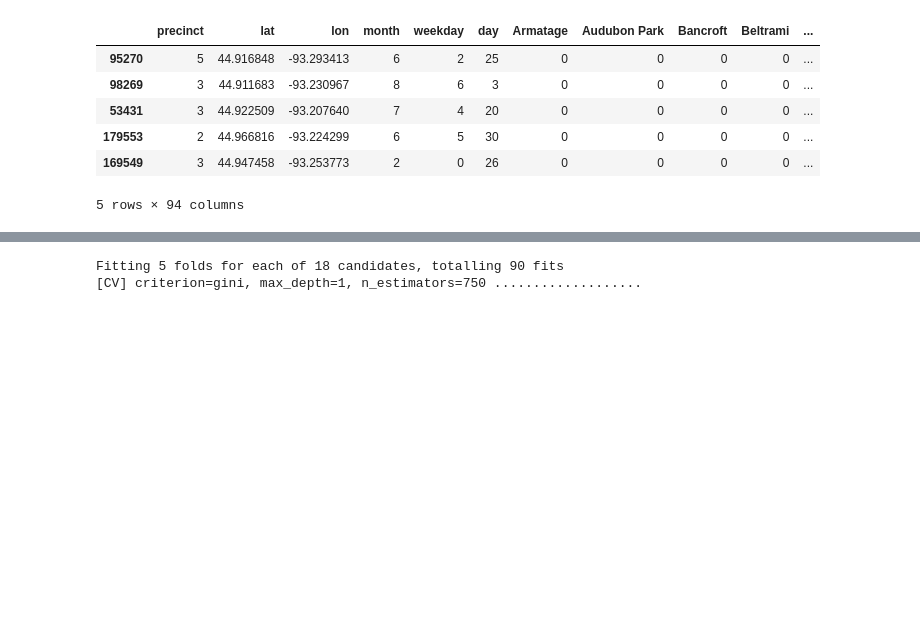
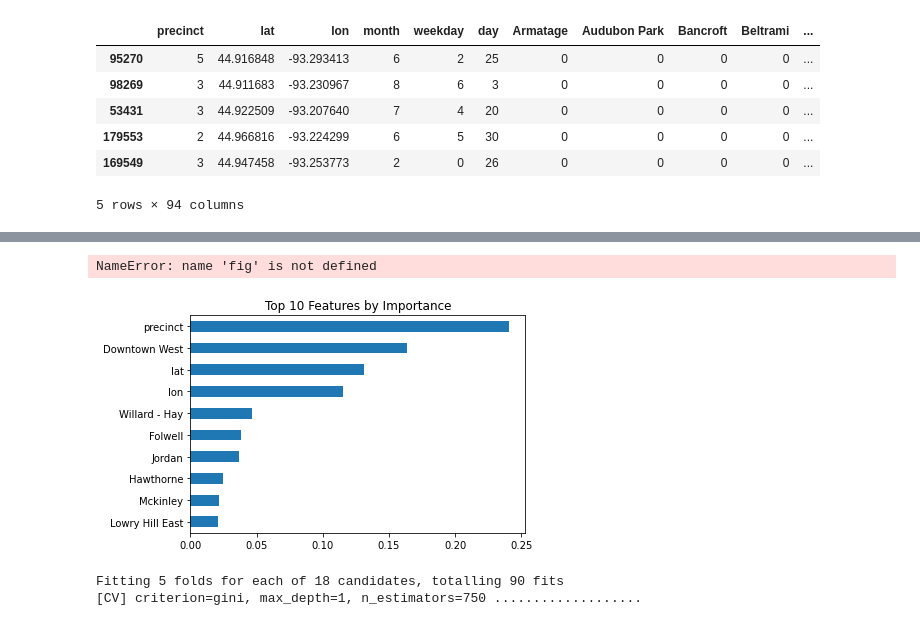
Before and after one commit to MrBadinger/Minority_Report, a Jupyter notebook: models/randomforest_abp.ipynb, the cells around one changed output, grey strips where cells are left out. Saved outputs shown, nothing was run; the diff lists cells and outputs as text; code cells hidden in the pictures; blank space fills up the shorter version.

```diff
--- a/models/randomforest_abp.ipynb
+++ b/models/randomforest_abp.ipynb
@@ -181,3 +189,14 @@ sorted(zip(rf.feature_importances_, feature_names), reverse=True)
+# %%
+feature_sr = pd.Series(rf.feature_importances_, index=X.columns).\
+    nlargest(10).\
+    sort_values(ascending=True).\
+    plot(kind='barh',title="Top 10 Features by Importance")
+
+##feature_sr.plot().get_figure().savefig('../resources/rf_top_10_features.png')
+plt.savefig('../resources/rf_top_10_features.png', facecolor=fig.get_facecolor(), edgecolor='none')
+# %% [output]
+NameError: name 'fig' is not defined
+[figure, added]
 # %%
 # Create the GridSearchCV model
 from sklearn.model_selection import GridSearchCV
```
Also changed, not shown: parts of 7 cells of this notebook, 8 other files.
